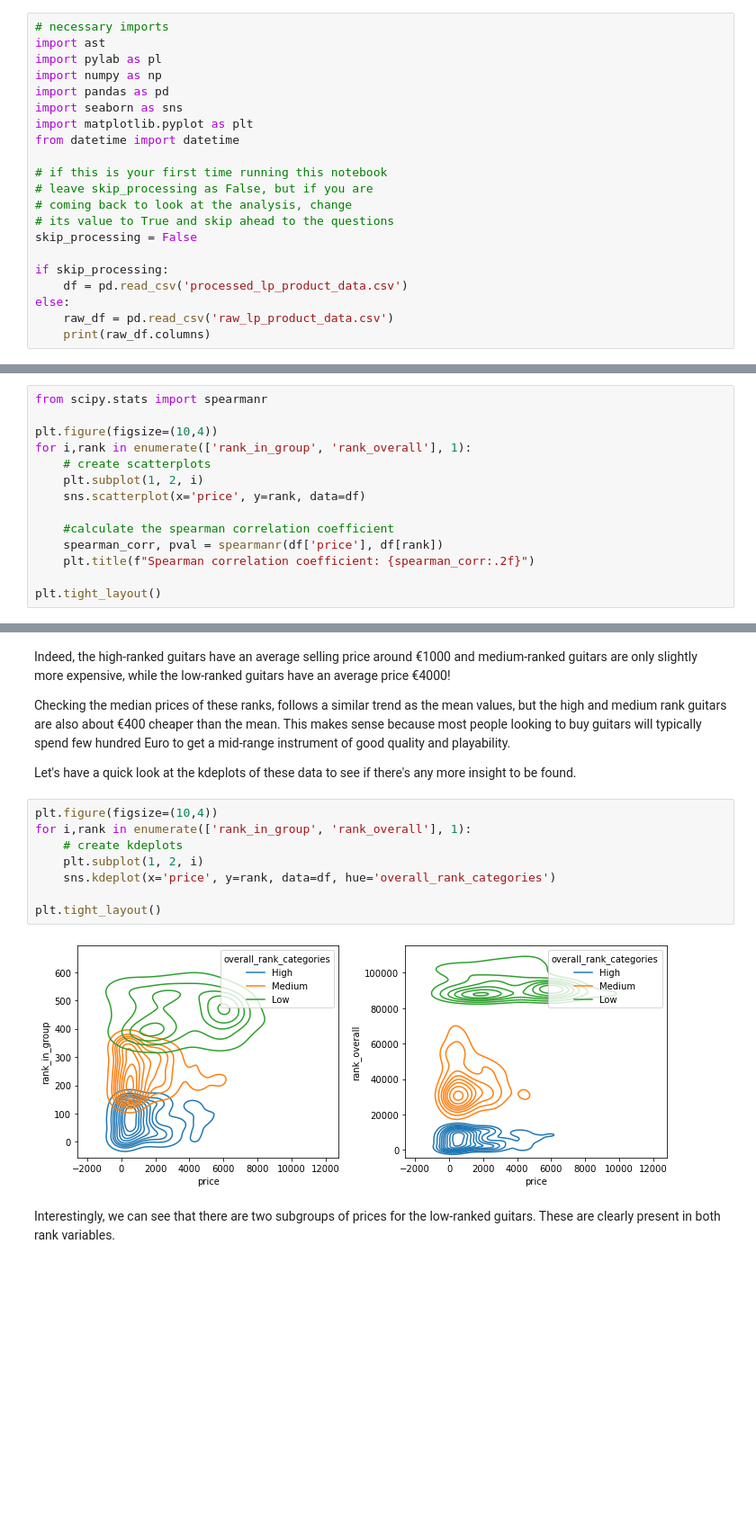
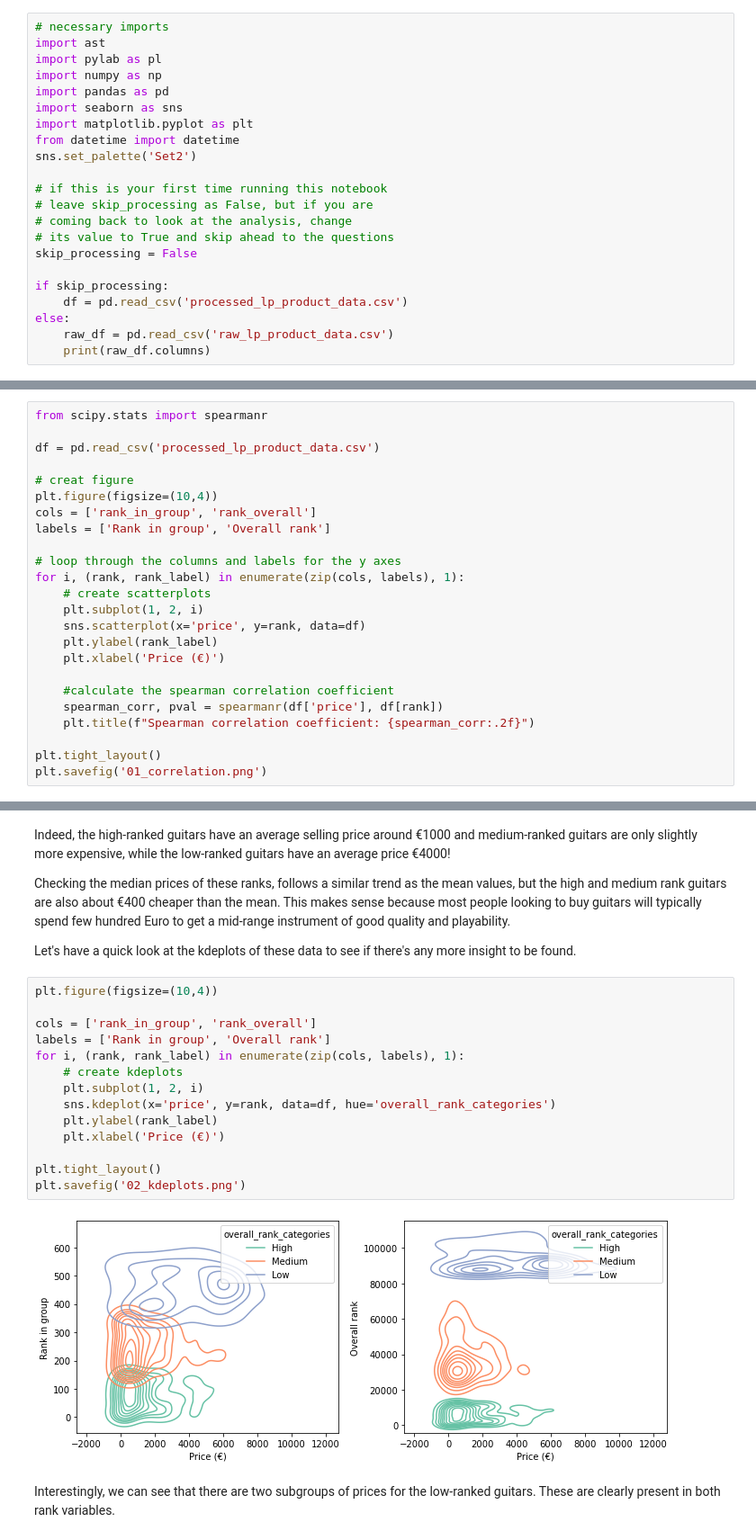
Before and after one commit to kynnemall/Guitar-Price-Prediction, a Jupyter notebook: lp_price_analysis.ipynb, the cells around one changed output, grey strips where cells are left out. Shown at 90% size. Saved outputs shown, nothing was run; the diff lists cells and outputs as text; blank space fills up the shorter version.

Commit message:
Add all plots

```diff
--- a/lp_price_analysis.ipynb
+++ b/lp_price_analysis.ipynb
@@ -21,6 +21,7 @@ import pandas as pd
 import seaborn as sns
 import matplotlib.pyplot as plt
 from datetime import datetime
+sns.set_palette('Set2')
 
 # if this is your first time running this notebook
 # leave skip_processing as False, but if you are
@@ -290,15 +289,25 @@ We have two reference points for the rank of each guitar: the rank within it's c
 # %%
 from scipy.stats import spearmanr
 
+df = pd.read_csv('processed_lp_product_data.csv')
+
+# creat figure
 plt.figure(figsize=(10,4))
-for i,rank in enumerate(['rank_in_group', 'rank_overall'], 1):
+cols = ['rank_in_group', 'rank_overall']
+labels = ['Rank in group', 'Overall rank']
+
+# loop through the columns and labels for the y axes
+for i, (rank, rank_label) in enumerate(zip(cols, labels), 1):
     # create scatterplots
     plt.subplot(1, 2, i)
     sns.scatterplot(x='price', y=rank, data=df)
+    plt.ylabel(rank_label)
+    plt.xlabel('Price (€)')
 
     #calculate the spearman correlation coefficient
     spearman_corr, pval = spearmanr(df['price'], df[rank])
     plt.title(f"Spearman correlation coefficient: {spearman_corr:.2f}")
 
 plt.tight_layout()
+plt.savefig('01_correlation.png')
 # %% [output]
@@ -353,14 +362,20 @@ Checking the median prices of these ranks, follows a similar trend as the mean v
 Let's have a quick look at the kdeplots of these data to see if there's any more insight to be found.
 # %%
 plt.figure(figsize=(10,4))
-for i,rank in enumerate(['rank_in_group', 'rank_overall'], 1):
+
+cols = ['rank_in_group', 'rank_overall']
+labels = ['Rank in group', 'Overall rank']
+for i, (rank, rank_label) in enumerate(zip(cols, labels), 1):
     # create kdeplots
     plt.subplot(1, 2, i)
     sns.kdeplot(x='price', y=rank, data=df, hue='overall_rank_categories')
+    plt.ylabel(rank_label)
+    plt.xlabel('Price (€)')
 
 plt.tight_layout()
+plt.savefig('02_kdeplots.png')
 # %% [output]
-[figure, old version]
+[figure, new version]
 # %% [markdown]
 Interestingly, we can see that there are two subgroups of prices for the low-ranked guitars. These are clearly present in both rank variables.
 # %%
```
Also changed, not shown: parts of 16 cells of this notebook, 7 other files.
